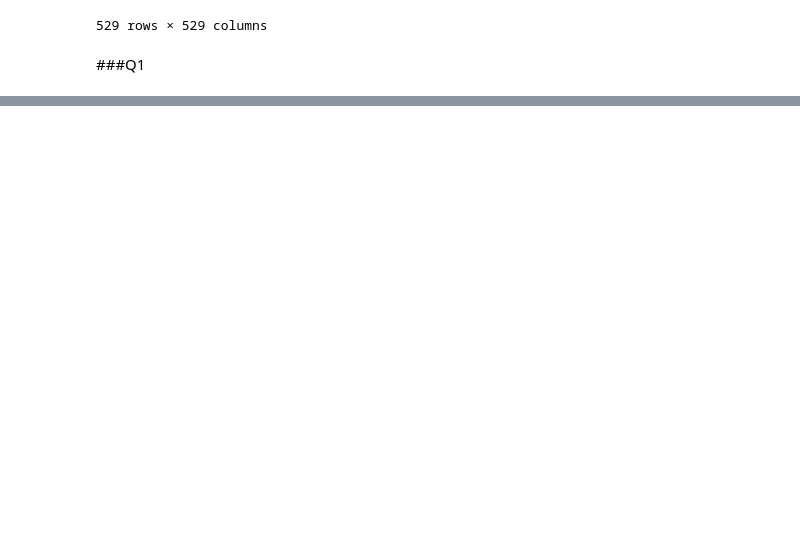
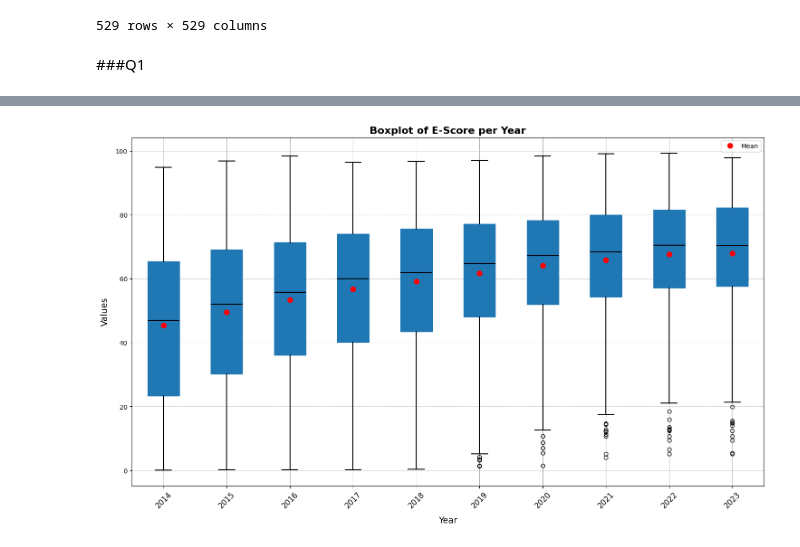
Before and after one commit to linneverh/Sust-Finance, a Jupyter notebook: Assignment_Q1.ipynb, the cells around one changed output, grey strips where cells are left out. Saved outputs shown, nothing was run; the diff lists cells and outputs as text; code cells hidden in the pictures; blank space fills up the shorter version.

```diff
--- a/Assignment_Q1.ipynb
+++ b/Assignment_Q1.ipynb
@@ -711,0 +576,53 @@ plt.show()
+# %%
+# Set figure size for better visibility
+plt.figure(figsize=(18, 10))
+
+# Create the boxplot (same as before, but improved)
+boxplot = escore.boxplot(patch_artist=True)  # Allows us to modify box colors
+
+# Customize box colors
+for box in boxplot.artists:
+    box.set_facecolor("lightblue")  # Light blue fill for better contrast
+    box.set_edgecolor("black")  # Black border for clear visibility
+    box.set_linewidth(1.5)  # Thicker border lines
+
+# Customize whiskers, caps, and median
+for line in boxplot.lines:
+    line.set_color("black")  # Darker whiskers and caps
+    line.set_linewidth(1.5)  # Thicker lines
+    if "Median" in line.get_label():
+        line.set_color("red")  # Highlight median
+        line.set_linewidth(2)
+
+# Calculate and add mean as red dots
+for i, col in enumerate(escore.columns):
+    mean_val = escore[col].mean()
+    plt.plot(i + 1, mean_val, 'ro', markersize=8)  # 'ro' for red dot
+
+
+# Customize labels and title
+plt.xlabel("Year", fontsize=14, labelpad=10)
+plt.ylabel("Values", fontsize=14, labelpad=10)
+plt.title("Boxplot of E-Score per Year", fontsize=16, fontweight="bold")
+
+# Improve x-axis readability
+plt.xticks(rotation=45, fontsize=12)
+
+# Add y-axis grid for clarity
+plt.grid(axis="y", linestyle="--", alpha=0.7)
+
+# Customize x-axis labels
+x_labels = [label.get_text()[:4] for label in plt.gca().get_xticklabels()]  # Extract year
+plt.gca().set_xticklabels(x_labels)  # Set new labels
+
+# Add a dummy plot for the legend
+plt.plot([], [], 'ro', markersize=8, label='Mean')  # Create a dummy plot with a red dot
+
+# Add the legend
+plt.legend(loc='best')  # Place the legend in the best location
+
+
+# Show the plot
+plt.show()
+# %% [output]
+[figure, added]
```
Also changed, not shown: parts of 7 cells of this notebook.
